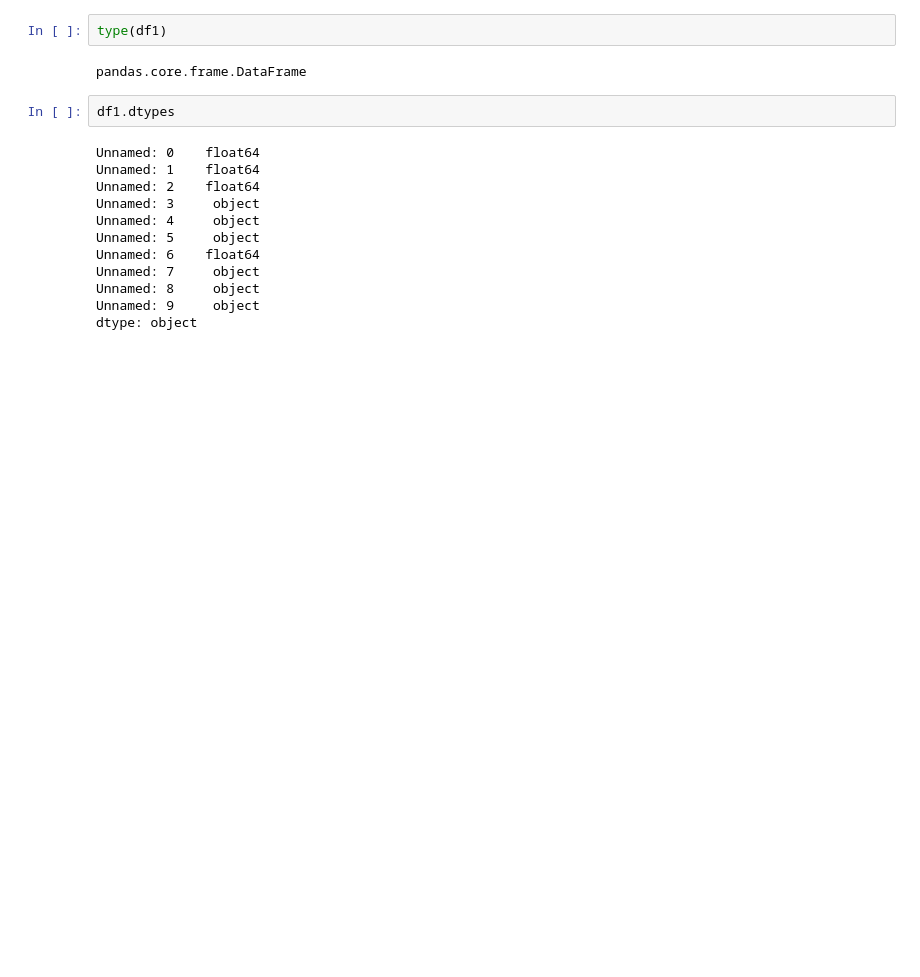
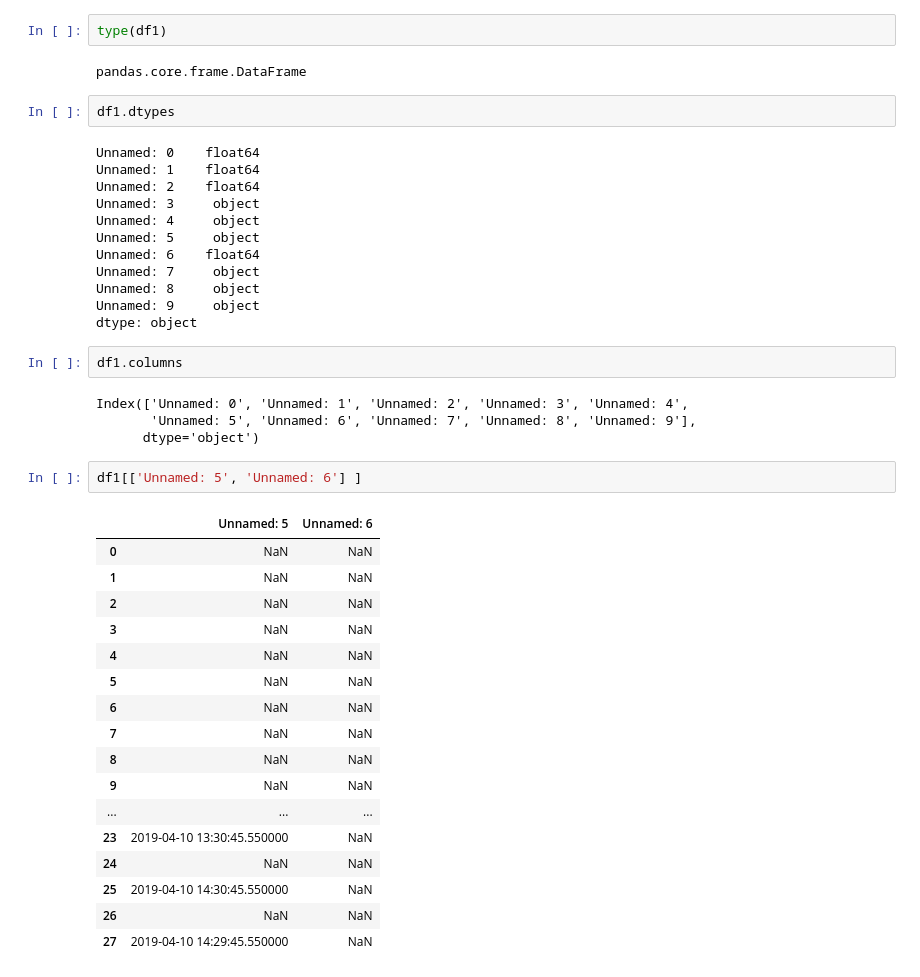
Before and after one commit to VIRENDRA-18/Python, a Jupyter notebook: Pandas Basic.ipynb, the cells around one changed output. Saved outputs shown, nothing was run; the diff lists cells and outputs as text; blank space fills up the shorter version.

```diff
--- a/Pandas Basic.ipynb
+++ b/Pandas Basic.ipynb
@@ -266,3 +266,29 @@ Unnamed: 7     object
 Unnamed: 8     object
 Unnamed: 9     object
 dtype: object
+# %%
+df1.columns
+# %% [output]
+Index(['Unnamed: 0', 'Unnamed: 1', 'Unnamed: 2', 'Unnamed: 3', 'Unnamed: 4',
+       'Unnamed: 5', 'Unnamed: 6', 'Unnamed: 7', 'Unnamed: 8', 'Unnamed: 9'],
+      dtype='object')
+# %%
+df1[['Unnamed: 5', 'Unnamed: 6'] ]
+# %% [output]
+|  | Unnamed: 5 | Unnamed: 6 |
+| 0 | NaN | NaN |
+| 1 | NaN | NaN |
+| 2 | NaN | NaN |
+| 3 | NaN | NaN |
+| 4 | NaN | NaN |
+| 5 | NaN | NaN |
+| 6 | NaN | NaN |
+| 7 | NaN | NaN |
+| 8 | NaN | NaN |
+| 9 | NaN | NaN |
+| ... | ... | ... |
+| 23 | 2019-04-10 13:30:45.550000 | NaN |
+| 24 | NaN | NaN |
+| 25 | 2019-04-10 14:30:45.550000 | NaN |
+| 26 | NaN | NaN |
+| 27 | 2019-04-10 14:29:45.550000 | NaN |
```
Also changed, not shown: parts of 11 cells of this notebook, 1 other file.
